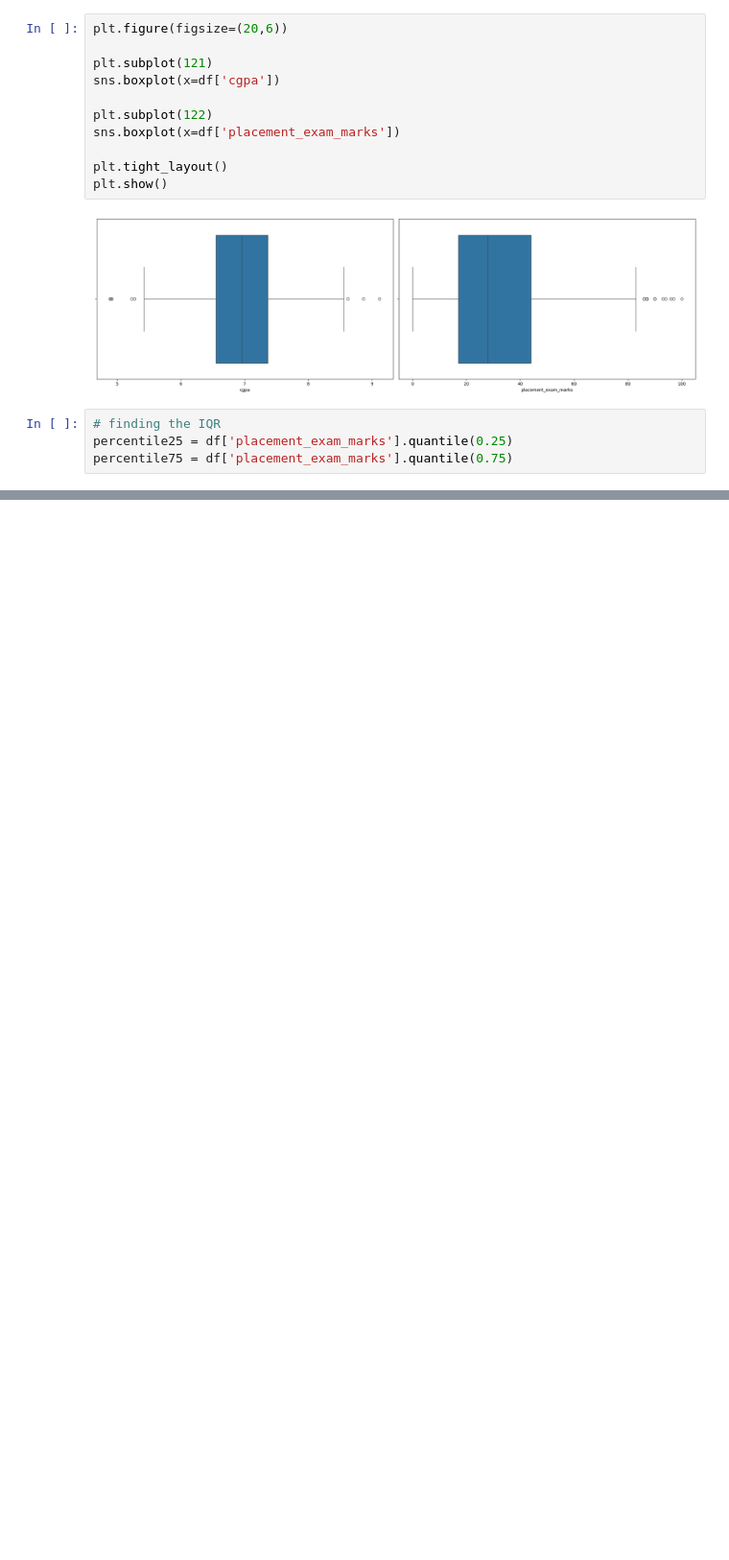
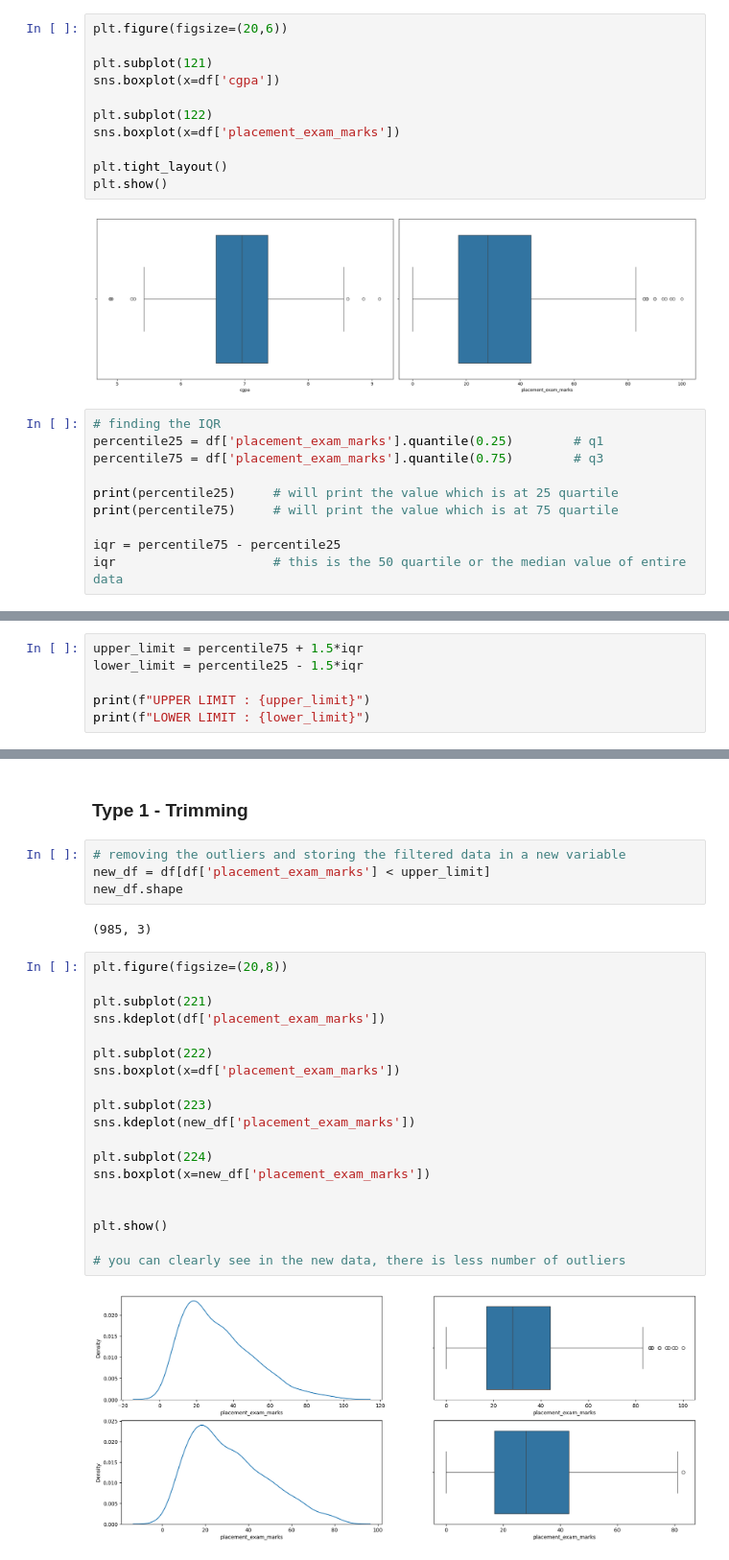
Before and after one commit to Ashura369/Python_and_Data_Science, a Jupyter notebook: 0 ML lecture/14_2 IQR method.ipynb, the cells around one changed output, grey strips where cells are left out. Shown at 96% size. Cells and saved outputs as stored; diff of their text form; blank space fills up the shorter version.

```diff
--- a/0 ML lecture/14_2 IQR method.ipynb
+++ b/0 ML lecture/14_2 IQR method.ipynb
@@ -116,5 +116,11 @@ plt.show()
 [figure]
 # %%
 # finding the IQR
-percentile25 = df['placement_exam_marks'].quantile(0.25)
-percentile75 = df['placement_exam_marks'].quantile(0.75)
+percentile25 = df['placement_exam_marks'].quantile(0.25)        # q1
+percentile75 = df['placement_exam_marks'].quantile(0.75)        # q3
+
+print(percentile25)     # will print the value which is at 25 quartile
+print(percentile75)     # will print the value which is at 75 quartile
+
+iqr = percentile75 - percentile25
+iqr                     # this is the 50 quartile or the median value of entire data
@@ -120,0 +131,6 @@ percentile75 = df['placement_exam_marks'].quantile(0.75)
+# %%
+upper_limit = percentile75 + 1.5*iqr
+lower_limit = percentile25 - 1.5*iqr
+
+print(f"UPPER LIMIT : {upper_limit}")
+print(f"LOWER LIMIT : {lower_limit}")
@@ -120,0 +165,29 @@ percentile75 = df['placement_exam_marks'].quantile(0.75)
+# %% [markdown]
+### **Type 1 - Trimming**
+# %%
+# removing the outliers and storing the filtered data in a new variable
+new_df = df[df['placement_exam_marks'] < upper_limit]
+new_df.shape
+# %% [output]
+(985, 3)
+# %%
+plt.figure(figsize=(20,8))
+
+plt.subplot(221)
+sns.kdeplot(df['placement_exam_marks'])
+
+plt.subplot(222)
+sns.boxplot(x=df['placement_exam_marks'])
+
+plt.subplot(223)
+sns.kdeplot(new_df['placement_exam_marks'])
+
+plt.subplot(224)
+sns.boxplot(x=new_df['placement_exam_marks'])
+
+
+plt.show()
+
+# you can clearly see in the new data, there is less number of outliers
+# %% [output]
+[figure, added]
```
Also changed, not shown: parts of 12 cells of this notebook, 2 other files.
